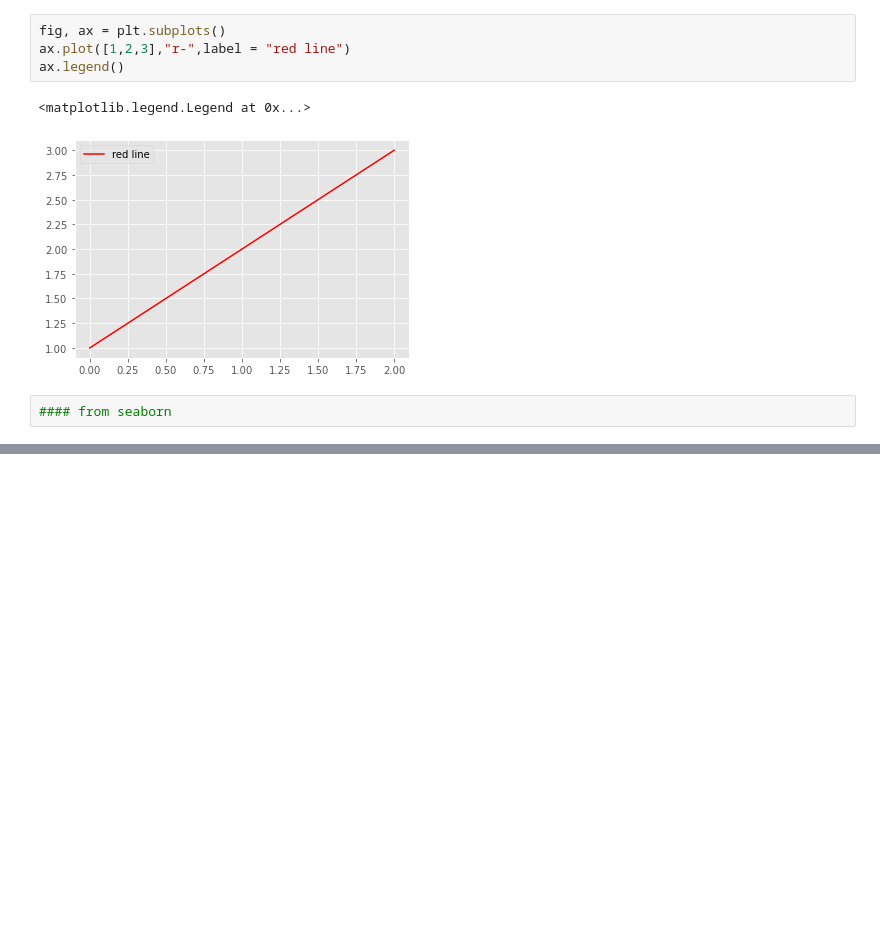
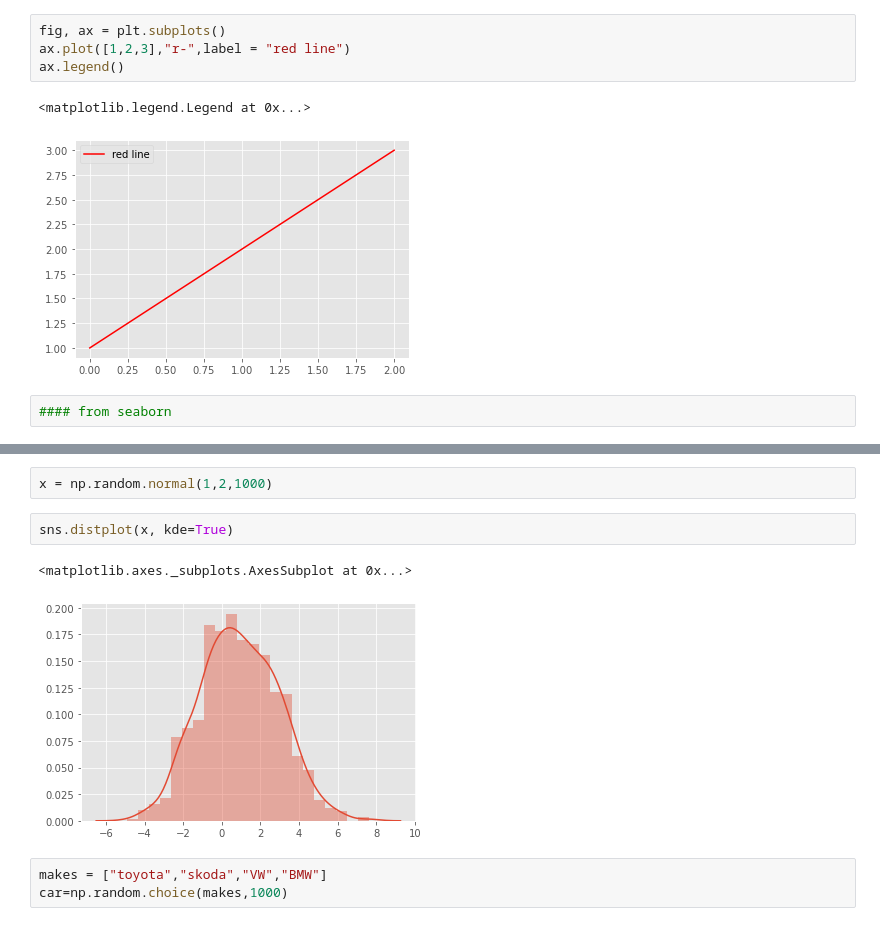
Before and after one commit to Jonathangmit/matplotlib-examples, a Jupyter notebook: exploring plots.ipynb, the cells around one changed output, grey strips where cells are left out. Saved outputs shown, nothing was run; the diff lists cells and outputs as text; blank space fills up the shorter version.

```diff
--- a/exploring plots.ipynb
+++ b/exploring plots.ipynb
@@ -35,3 +58,13 @@ y = x*2
 sns.relplot(x=x,y=y);
 # %% [output]
 TypeError: object of type 'NoneType' has no len()
+# %%
+x = np.random.normal(1,2,1000)
+# %%
+sns.distplot(x, kde=True)
+# %% [output]
+<matplotlib.axes._subplots.AxesSubplot at 0x...>
+[figure, added]
+# %%
+makes = ["toyota","skoda","VW","BMW"]
+car=np.random.choice(makes,1000)
```
Also changed, not shown: parts of 4 cells of this notebook.
